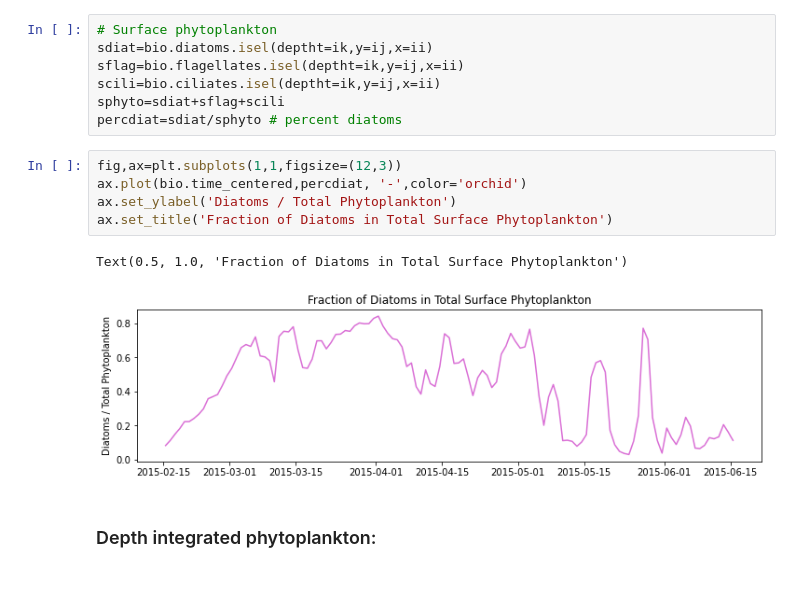
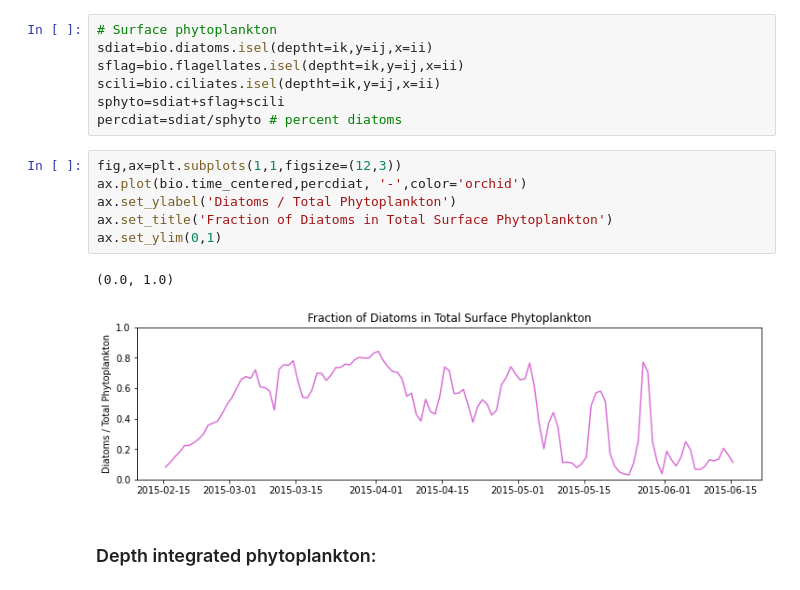
Before and after one commit to SalishSeaCast/Analysis-Aline, a Jupyter notebook: notebooks/Examples/2015_S3_PhytoBloomTiming.ipynb, the cells around one changed output. Saved outputs shown, nothing was run; the diff lists cells and outputs as text.

```diff
--- a/notebooks/Examples/2015_S3_PhytoBloomTiming.ipynb
+++ b/notebooks/Examples/2015_S3_PhytoBloomTiming.ipynb
@@ -90,11 +90,12 @@ percdiat=sdiat/sphyto # percent diatoms
 # %%
 fig,ax=plt.subplots(1,1,figsize=(12,3))
 ax.plot(bio.time_centered,percdiat, '-',color='orchid')
 ax.set_ylabel('Diatoms / Total Phytoplankton')
 ax.set_title('Fraction of Diatoms in Total Surface Phytoplankton')
+ax.set_ylim(0,1)
 # %% [output]
-Text(0.5, 1.0, 'Fraction of Diatoms in Total Surface Phytoplankton')
+(0.0, 1.0)
-[figure, old version]
+[figure, new version]
 # %% [markdown]
 ### Depth integrated phytoplankton:
 # %%
```
Also changed, not shown: parts of 4 cells of this notebook, 2 other files.
